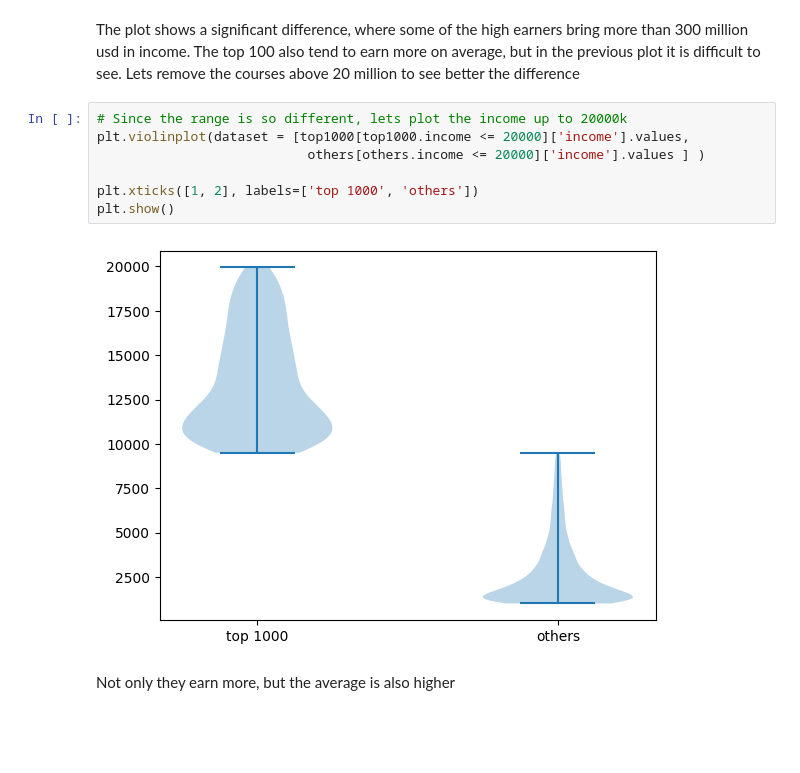
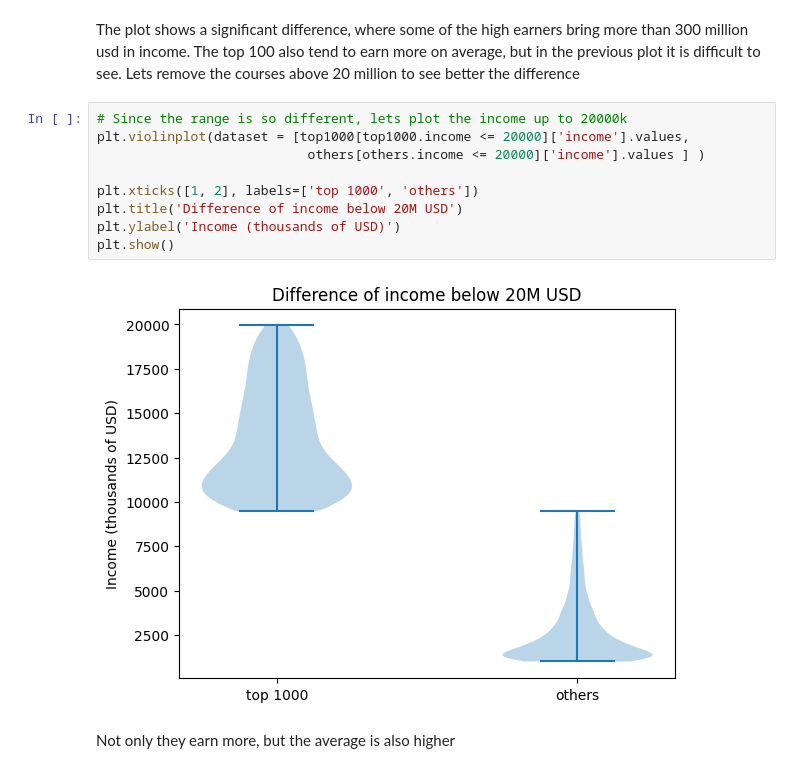
Before and after one commit to rbeni/udacity-data-science, a Jupyter notebook: project_1/analysis.ipynb, the cells around one changed output. Drawn from its saved outputs; the diff is of its cells as text; blank space fills up the shorter version.

```diff
--- a/project_1/analysis.ipynb
+++ b/project_1/analysis.ipynb
@@ -327,12 +332,14 @@ The plot shows a significant difference, where some of the high earners bring mo
 # %%
 # Since the range is so different, lets plot the income up to 20000k
 plt.violinplot(dataset = [top1000[top1000.income <= 20000]['income'].values,
                            others[others.income <= 20000]['income'].values ] )
 
 plt.xticks([1, 2], labels=['top 1000', 'others'])
+plt.title('Difference of income below 20M USD')
+plt.ylabel('Income (thousands of USD)')
 plt.show()
 # %% [output]
-[figure, old version]
+[figure, new version]
 # %% [markdown]
 Not only they earn more, but the average is also higher
 # %% [markdown]
```
Also changed, not shown: parts of 11 cells of this notebook.
